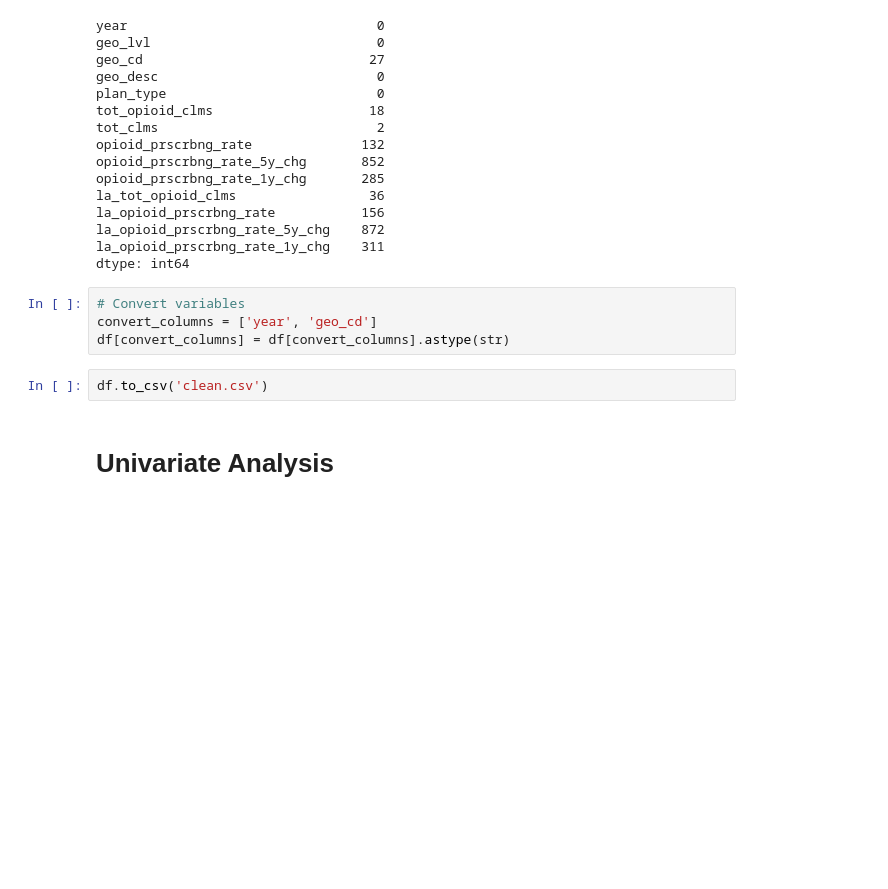
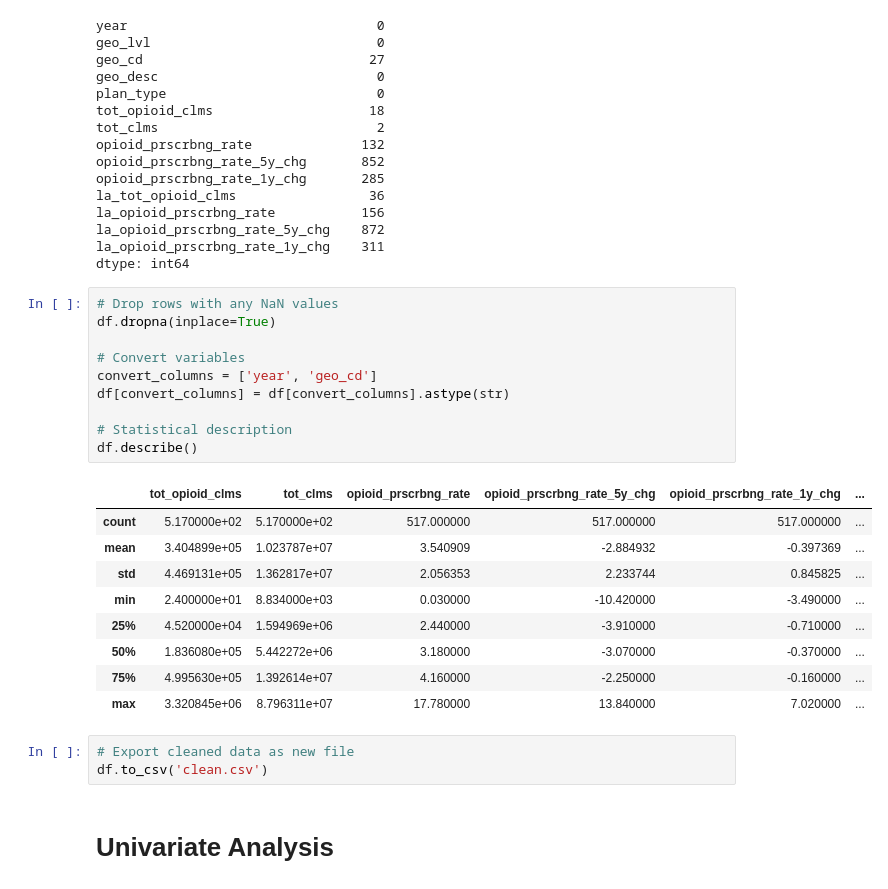
Before and after one commit to stephe-hu/datasci_3_eda, a Jupyter notebook: hha507assignment3.ipynb, the cells around one changed output. Saved outputs shown, nothing was run; the diff lists cells and outputs as text; blank space fills up the shorter version.

```diff
--- a/hha507assignment3.ipynb
+++ b/hha507assignment3.ipynb
@@ -50,11 +50,28 @@ la_opioid_prscrbng_rate_5y_chg    872
 la_opioid_prscrbng_rate_1y_chg    311
 dtype: int64
 # %%
+# Drop rows with any NaN values
+df.dropna(inplace=True)
+
 # Convert variables
 convert_columns = ['year', 'geo_cd']
 df[convert_columns] = df[convert_columns].astype(str)
+
+# Statistical description
+df.describe()
+# %% [output]
+|  | tot_opioid_clms | tot_clms | opioid_prscrbng_rate | opioid_prscrbng_rate_5y_chg | opioid_prscrbng_rate_1y_chg | ... |
+| count | 5.170000e+02 | 5.170000e+02 | 517.000000 | 517.000000 | 517.000000 | ... |
+| mean | 3.404899e+05 | 1.023787e+07 | 3.540909 | -2.884932 | -0.397369 | ... |
+| std | 4.469131e+05 | 1.362817e+07 | 2.056353 | 2.233744 | 0.845825 | ... |
+| min | 2.400000e+01 | 8.834000e+03 | 0.030000 | -10.420000 | -3.490000 | ... |
+| 25% | 4.520000e+04 | 1.594969e+06 | 2.440000 | -3.910000 | -0.710000 | ... |
+| 50% | 1.836080e+05 | 5.442272e+06 | 3.180000 | -3.070000 | -0.370000 | ... |
+| 75% | 4.995630e+05 | 1.392614e+07 | 4.160000 | -2.250000 | -0.160000 | ... |
+| max | 3.320845e+06 | 8.796311e+07 | 17.780000 | 13.840000 | 7.020000 | ... |
-# %%
-df.to_csv('clean.csv')
+# %%
+# Export cleaned data as new file
+df.to_csv('clean.csv')
 # %% [markdown]
 # Univariate Analysis
 # %% [markdown]
```
Also changed, not shown: parts of 11 cells of this notebook.
